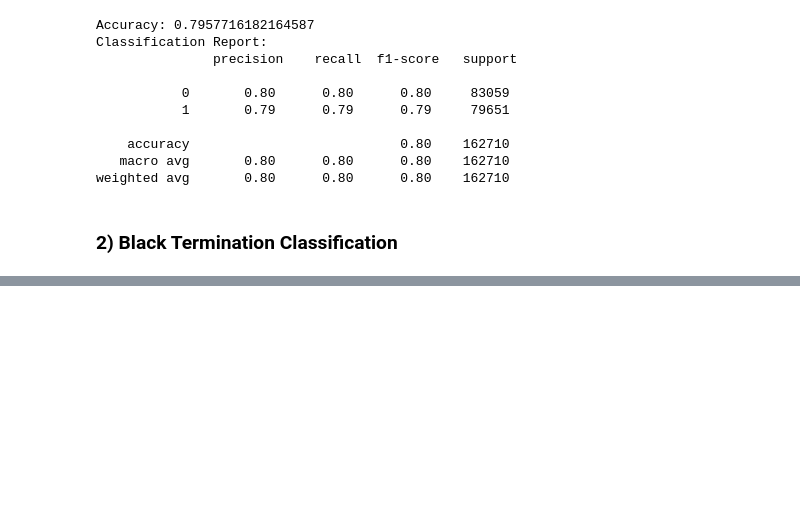
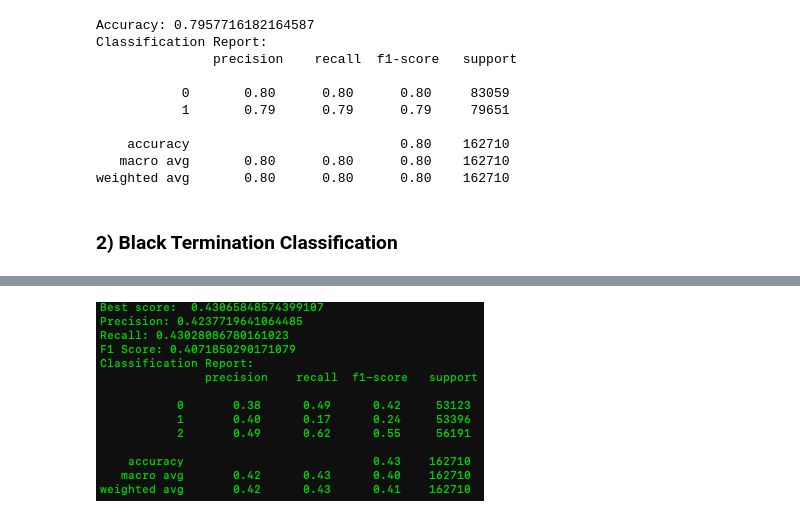
Before and after one commit to yijisuk/SC1015-Z137-Team7, a Jupyter notebook: 7-gradient-boosting.ipynb, the cells around one changed output, grey strips where cells are left out. Saved outputs shown, nothing was run; the diff lists cells and outputs as text; code cells hidden in the pictures; blank space fills up the shorter version.

```diff
--- a/7-gradient-boosting.ipynb
+++ b/7-gradient-boosting.ipynb
@@ -414,0 +416,4 @@ xgboost_classification(
+# %%
+display.Image("gb-results/black-termination.png")
+# %% [output]
+[figure, added]
```
Also changed, not shown: parts of 3 cells of this notebook.
